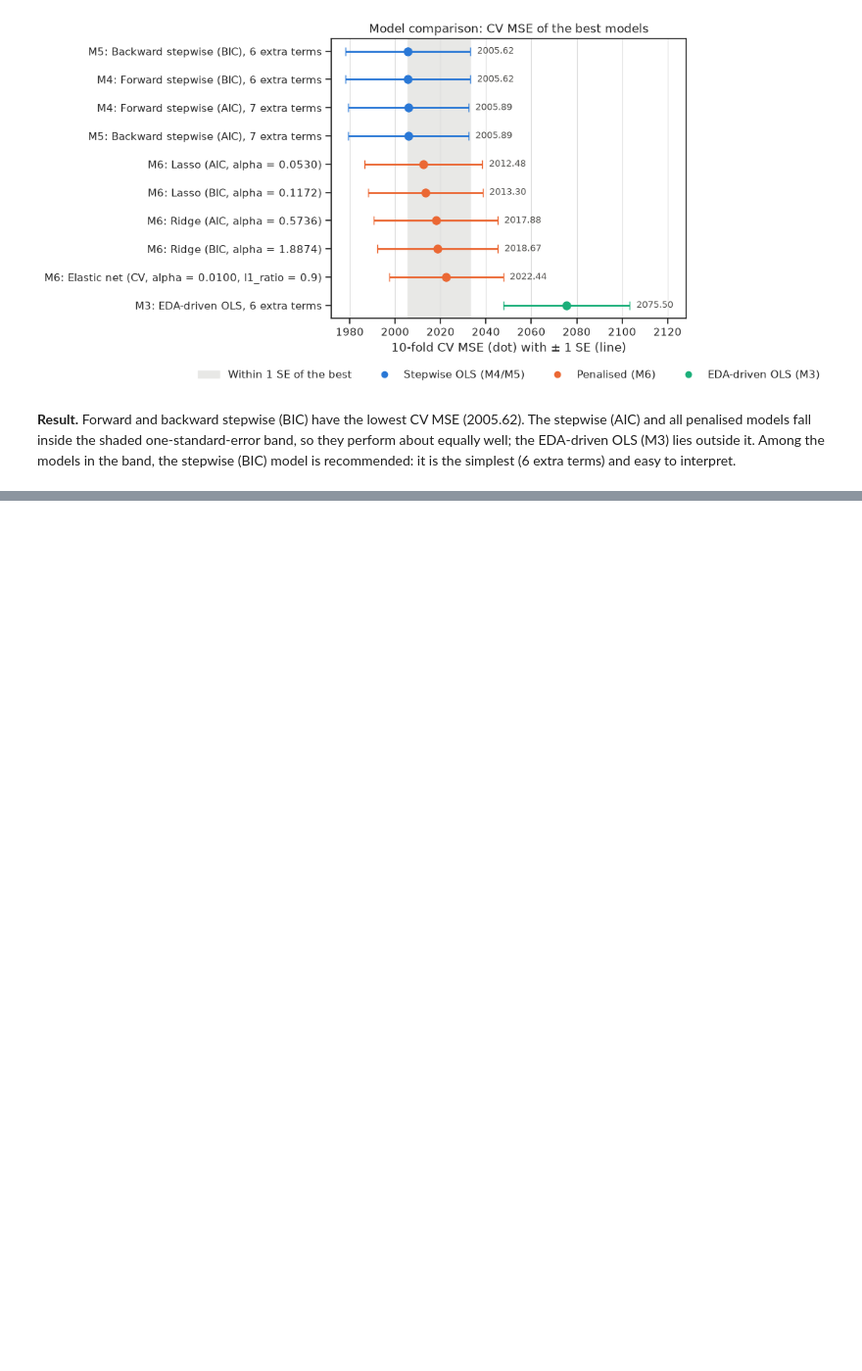
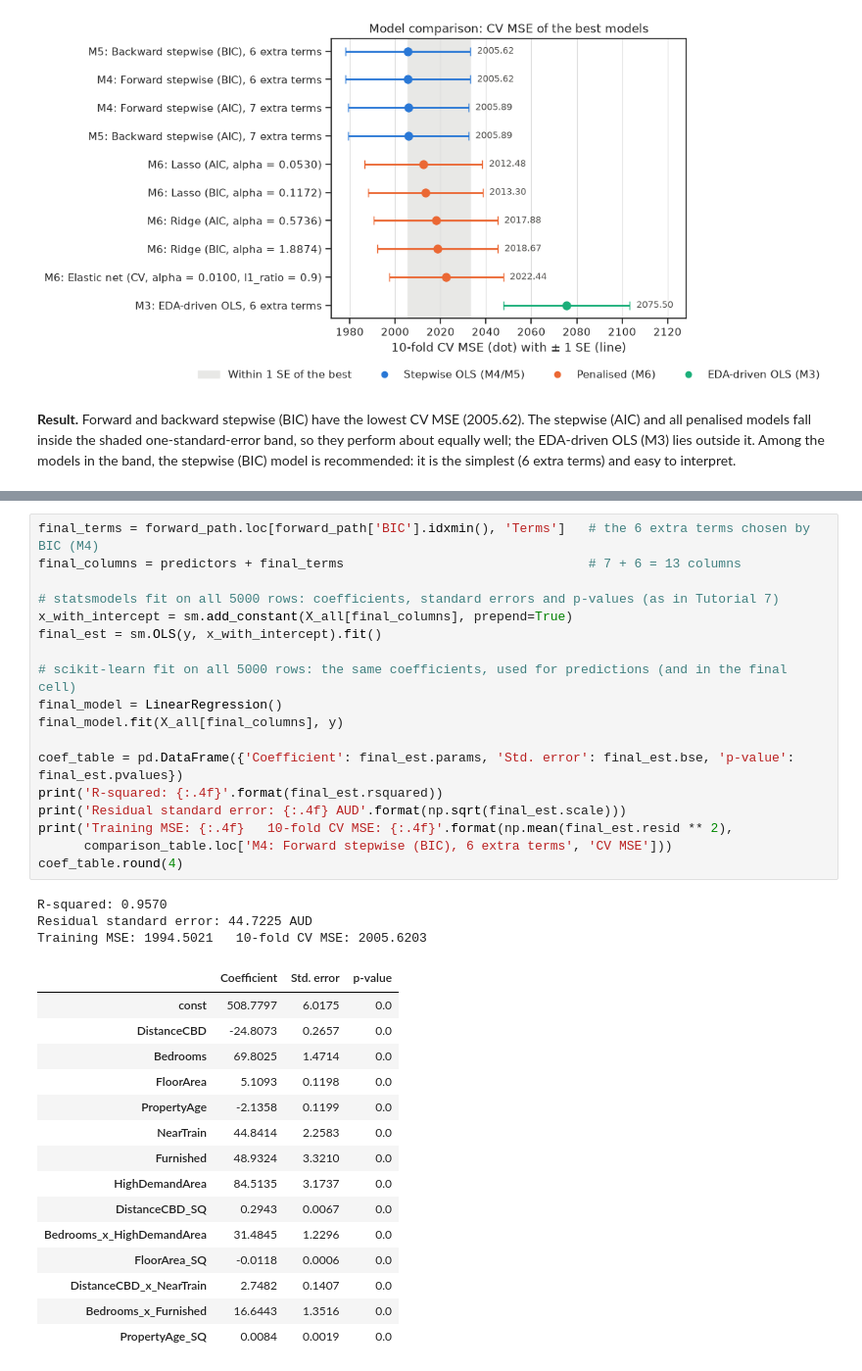
Before and after one commit to QingXueli/qbus2820, a Jupyter notebook: SID_Assignment1_implementation.ipynb, the cells around one changed output, grey strips where cells are left out. Shown at 98% size. Cells and saved outputs as stored; diff of their text form; blank space fills up the shorter version.

```diff
--- a/SID_Assignment1_implementation.ipynb
+++ b/SID_Assignment1_implementation.ipynb
@@ -1090,0 +1103,37 @@ Among the models in the band, the stepwise (BIC) model is recommended: it is the
+# %%
+final_terms = forward_path.loc[forward_path['BIC'].idxmin(), 'Terms']   # the 6 extra terms chosen by BIC (M4)
+final_columns = predictors + final_terms                                # 7 + 6 = 13 columns
+
+# statsmodels fit on all 5000 rows: coefficients, standard errors and p-values (as in Tutorial 7)
+x_with_intercept = sm.add_constant(X_all[final_columns], prepend=True)
+final_est = sm.OLS(y, x_with_intercept).fit()
+
+# scikit-learn fit on all 5000 rows: the same coefficients, used for predictions (and in the final cell)
+final_model = LinearRegression()
+final_model.fit(X_all[final_columns], y)
+
+coef_table = pd.DataFrame({'Coefficient': final_est.params, 'Std. error': final_est.bse, 'p-value': final_est.pvalues})
+print('R-squared: {:.4f}'.format(final_est.rsquared))
+print('Residual standard error: {:.4f} AUD'.format(np.sqrt(final_est.scale)))
+print('Training MSE: {:.4f}   10-fold CV MSE: {:.4f}'.format(np.mean(final_est.resid ** 2),
+      comparison_table.loc['M4: Forward stepwise (BIC), 6 extra terms', 'CV MSE']))
+coef_table.round(4)
+# %% [output]
+R-squared: 0.9570
+Residual standard error: 44.7225 AUD
+Training MSE: 1994.5021   10-fold CV MSE: 2005.6203
+|  | Coefficient | Std. error | p-value |
+| const | 508.7797 | 6.0175 | 0.0 |
+| DistanceCBD | -24.8073 | 0.2657 | 0.0 |
+| Bedrooms | 69.8025 | 1.4714 | 0.0 |
+| FloorArea | 5.1093 | 0.1198 | 0.0 |
+| PropertyAge | -2.1358 | 0.1199 | 0.0 |
+| NearTrain | 44.8414 | 2.2583 | 0.0 |
+| Furnished | 48.9324 | 3.3210 | 0.0 |
+| HighDemandArea | 84.5135 | 3.1737 | 0.0 |
+| DistanceCBD_SQ | 0.2943 | 0.0067 | 0.0 |
+| Bedrooms_x_HighDemandArea | 31.4845 | 1.2296 | 0.0 |
+| FloorArea_SQ | -0.0118 | 0.0006 | 0.0 |
+| DistanceCBD_x_NearTrain | 2.7482 | 0.1407 | 0.0 |
+| Bedrooms_x_Furnished | 16.6443 | 1.3516 | 0.0 |
+| PropertyAge_SQ | 0.0084 | 0.0019 | 0.0 |
```
Also changed, not shown: parts of 12 cells of this notebook, 4 other files.
